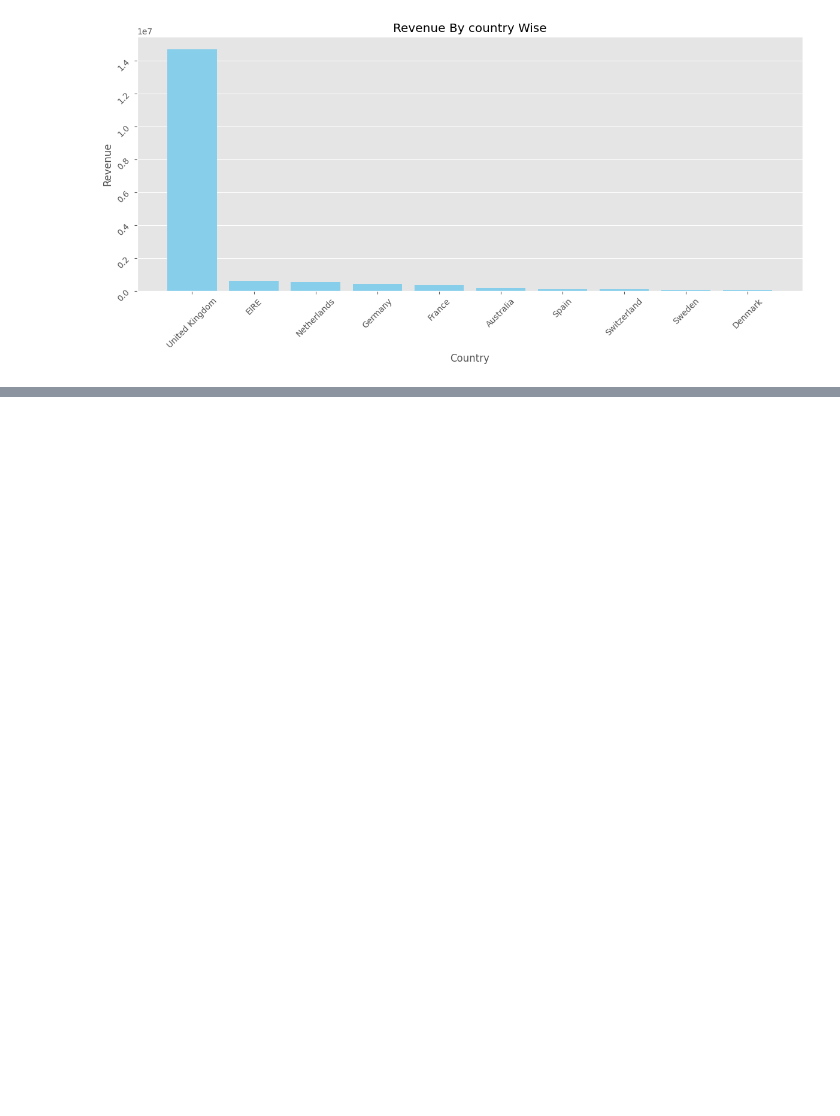
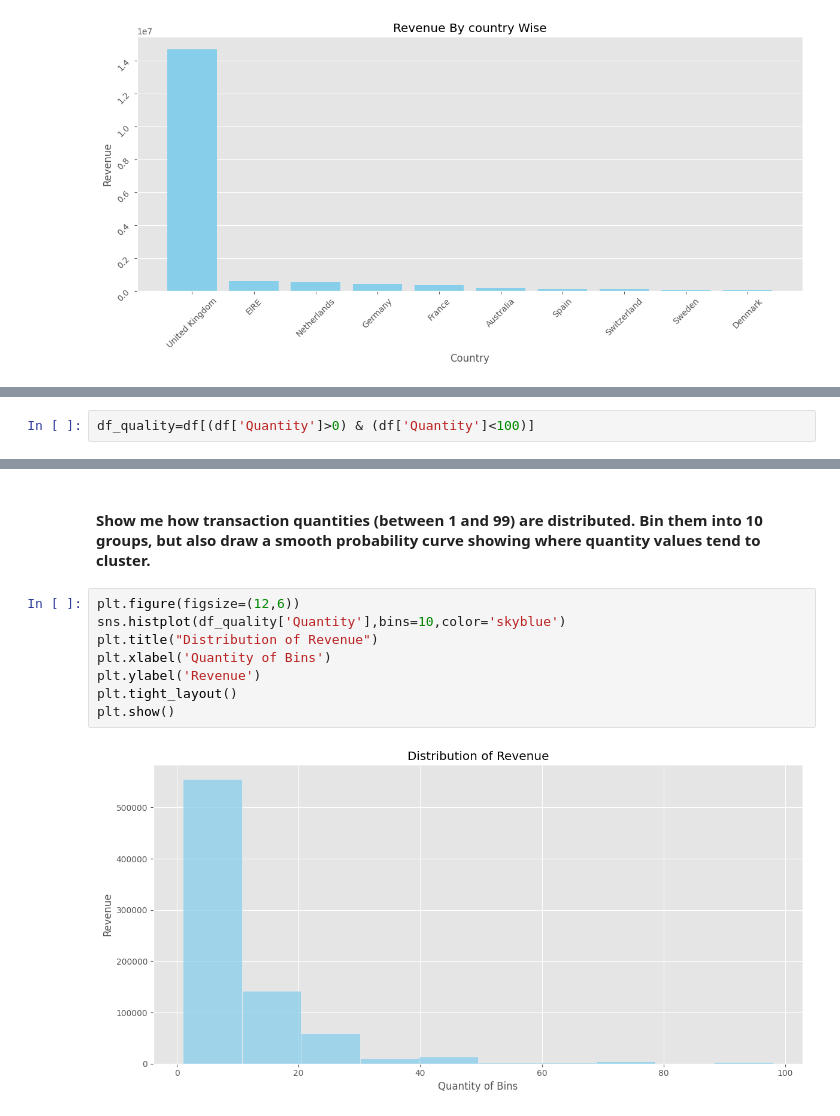
Before and after one commit to mdzaheerjk/Data-Visualization, a Jupyter notebook: Data-Visualization.ipynb, the cells around one changed output, grey strips where cells are left out. Cells and saved outputs as stored; diff of their text form; blank space fills up the shorter version.

```diff
--- a/Data-Visualization.ipynb
+++ b/Data-Visualization.ipynb
@@ -413,0 +547,2 @@ plt.show()
+# %%
+df_quality=df[(df['Quantity']>0) & (df['Quantity']<100)]
@@ -413,0 +558,12 @@ plt.show()
+# %% [markdown]
+#### Show me how transaction quantities (between 1 and 99) are distributed. Bin them into 10 groups, but also draw a smooth probability curve showing where quantity values tend to cluster.
+# %%
+plt.figure(figsize=(12,6))
+sns.histplot(df_quality['Quantity'],bins=10,color='skyblue')
+plt.title("Distribution of Revenue")
+plt.xlabel('Quantity of Bins')
+plt.ylabel('Revenue')
+plt.tight_layout()
+plt.show()
+# %% [output]
+[figure, added]
```
Also changed, not shown: parts of 44 cells of this notebook, 1 other file.
